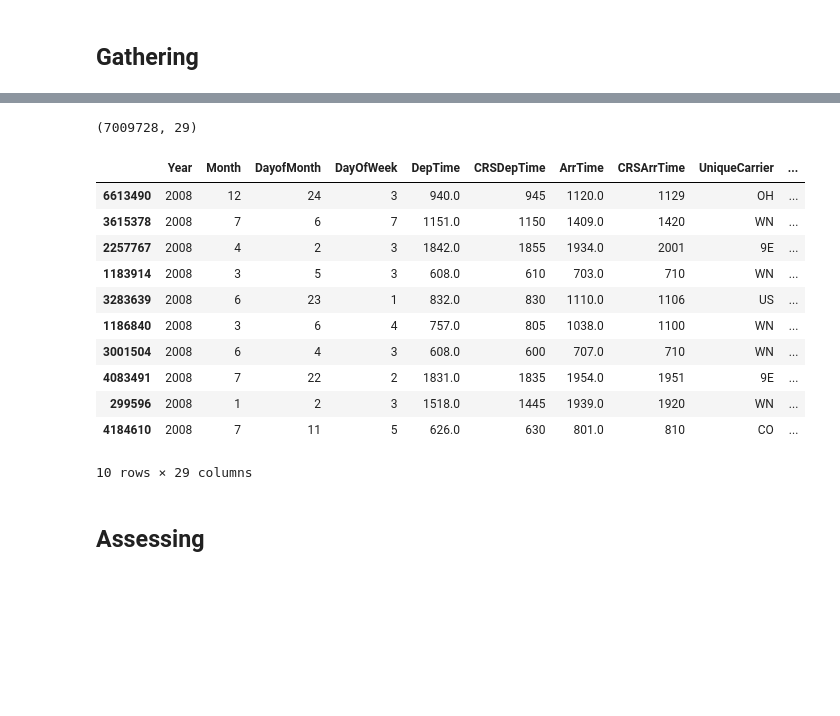
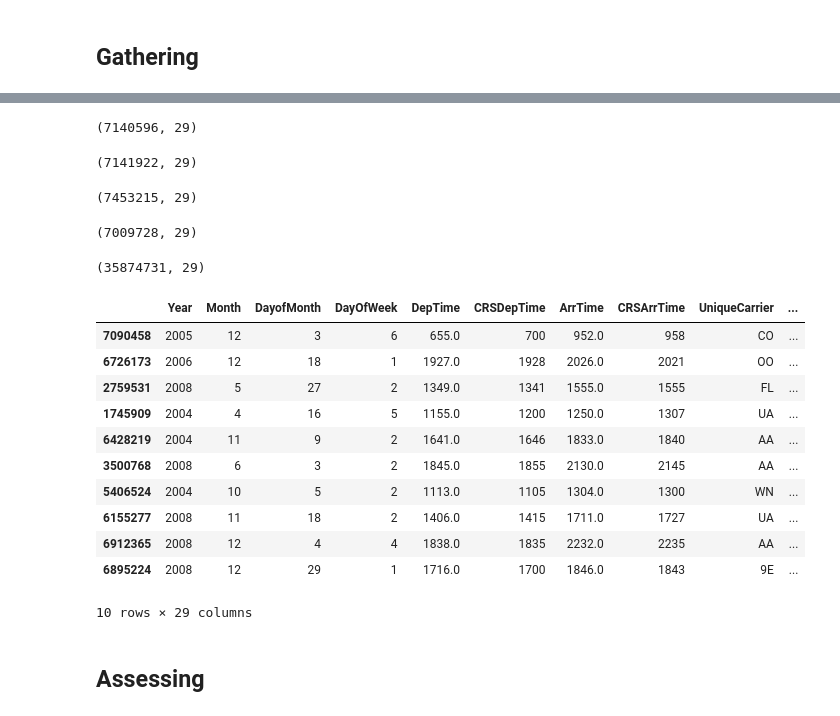
Before and after one commit to ManalAlkallas/Ford_GoBike_Analysis, a Jupyter notebook: Flight_Dataset.ipynb, the cells around one changed output, grey strips where cells are left out. Drawn from its saved outputs; the diff is of its cells as text; code cells hidden in the pictures; blank space fills up the shorter version.

```diff
--- a/Flight_Dataset.ipynb
+++ b/Flight_Dataset.ipynb
@@ -11,22 +29,43 @@ import glob
+# %%
+df_2005= pd.read_csv('data/2005.csv', nrows=None, encoding='latin-1')
+df_2005.shape
+# %% [output]
+(7140596, 29)
+# %%
+df_2006= pd.read_csv('data/2006.csv', nrows=None, encoding='latin-1')
+df_2006.shape
+# %% [output]
+(7141922, 29)
+# %%
+df_2007= pd.read_csv('data/2007.csv', nrows=None, encoding='latin-1')
+df_2007.shape
+# %% [output]
+(7453215, 29)
 # %%
 df_2008= pd.read_csv('data/2008.csv', nrows=None, encoding='latin-1')
 df_2008.shape
 # %% [output]
 (7009728, 29)
+# %%
+df = pd.concat([df_2004, df_2005, df_2006, df_2007, df_2008])
+# %%
+df.shape
+# %% [output]
+(35874731, 29)
 # %%
-df_2008.sample(10)
+df.sample(10)
 # %% [output]
 |  | Year | Month | DayofMonth | DayOfWeek | DepTime | CRSDepTime | ArrTime | CRSArrTime | UniqueCarrier | ... |
-| 6613490 | 2008 | 12 | 24 | 3 | 940.0 | 945 | 1120.0 | 1129 | OH | ... |
-| 3615378 | 2008 | 7 | 6 | 7 | 1151.0 | 1150 | 1409.0 | 1420 | WN | ... |
-| 2257767 | 2008 | 4 | 2 | 3 | 1842.0 | 1855 | 1934.0 | 2001 | 9E | ... |
-| 1183914 | 2008 | 3 | 5 | 3 | 608.0 | 610 | 703.0 | 710 | WN | ... |
-| 3283639 | 2008 | 6 | 23 | 1 | 832.0 | 830 | 1110.0 | 1106 | US | ... |
-| 1186840 | 2008 | 3 | 6 | 4 | 757.0 | 805 | 1038.0 | 1100 | WN | ... |
-| 3001504 | 2008 | 6 | 4 | 3 | 608.0 | 600 | 707.0 | 710 | WN | ... |
-| 4083491 | 2008 | 7 | 22 | 2 | 1831.0 | 1835 | 1954.0 | 1951 | 9E | ... |
-| 299596 | 2008 | 1 | 2 | 3 | 1518.0 | 1445 | 1939.0 | 1920 | WN | ... |
-| 4184610 | 2008 | 7 | 11 | 5 | 626.0 | 630 | 801.0 | 810 | CO | ... |
+| 7090458 | 2005 | 12 | 3 | 6 | 655.0 | 700 | 952.0 | 958 | CO | ... |
+| 6726173 | 2006 | 12 | 18 | 1 | 1927.0 | 1928 | 2026.0 | 2021 | OO | ... |
+| 2759531 | 2008 | 5 | 27 | 2 | 1349.0 | 1341 | 1555.0 | 1555 | FL | ... |
+| 1745909 | 2004 | 4 | 16 | 5 | 1155.0 | 1200 | 1250.0 | 1307 | UA | ... |
+| 6428219 | 2004 | 11 | 9 | 2 | 1641.0 | 1646 | 1833.0 | 1840 | AA | ... |
+| 3500768 | 2008 | 6 | 3 | 2 | 1845.0 | 1855 | 2130.0 | 2145 | AA | ... |
+| 5406524 | 2004 | 10 | 5 | 2 | 1113.0 | 1105 | 1304.0 | 1300 | WN | ... |
+| 6155277 | 2008 | 11 | 18 | 2 | 1406.0 | 1415 | 1711.0 | 1727 | UA | ... |
+| 6912365 | 2008 | 12 | 4 | 4 | 1838.0 | 1835 | 2232.0 | 2235 | AA | ... |
+| 6895224 | 2008 | 12 | 29 | 1 | 1716.0 | 1700 | 1846.0 | 1843 | 9E | ... |
 10 rows × 29 columns
 # %% [markdown]
 ## Assessing
```
Also changed, not shown: parts of 20 cells of this notebook.
